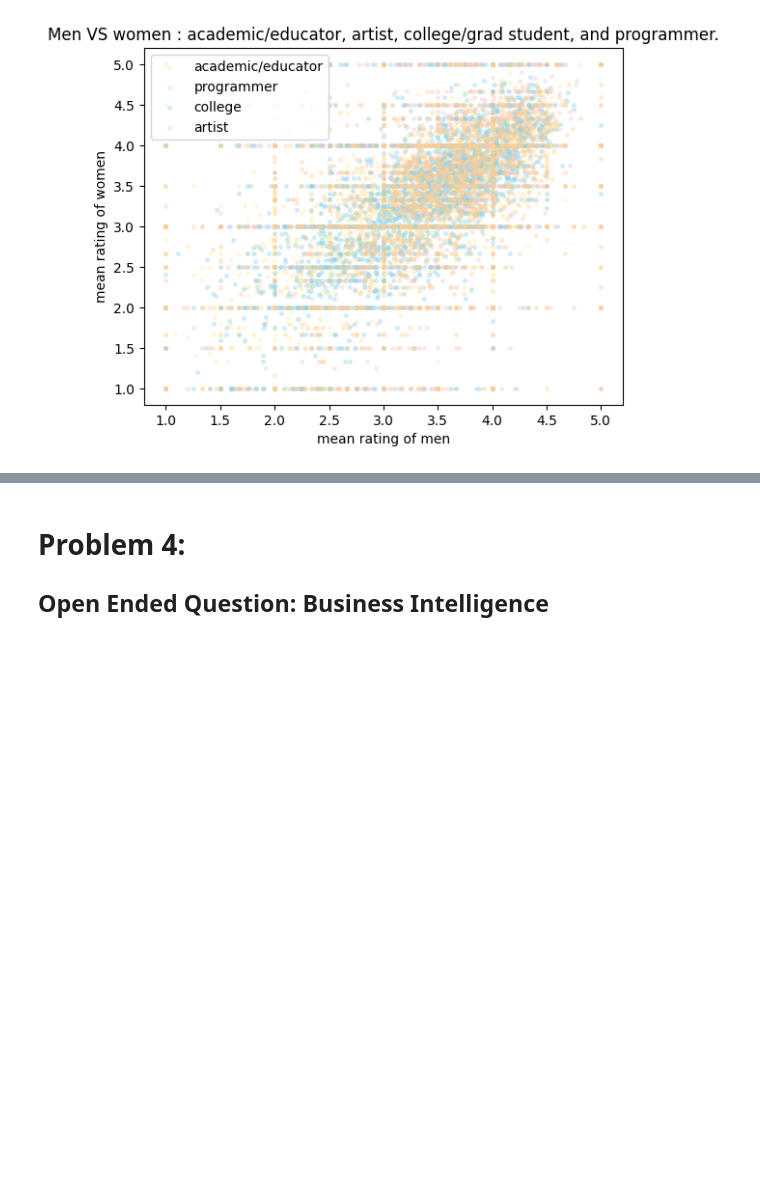
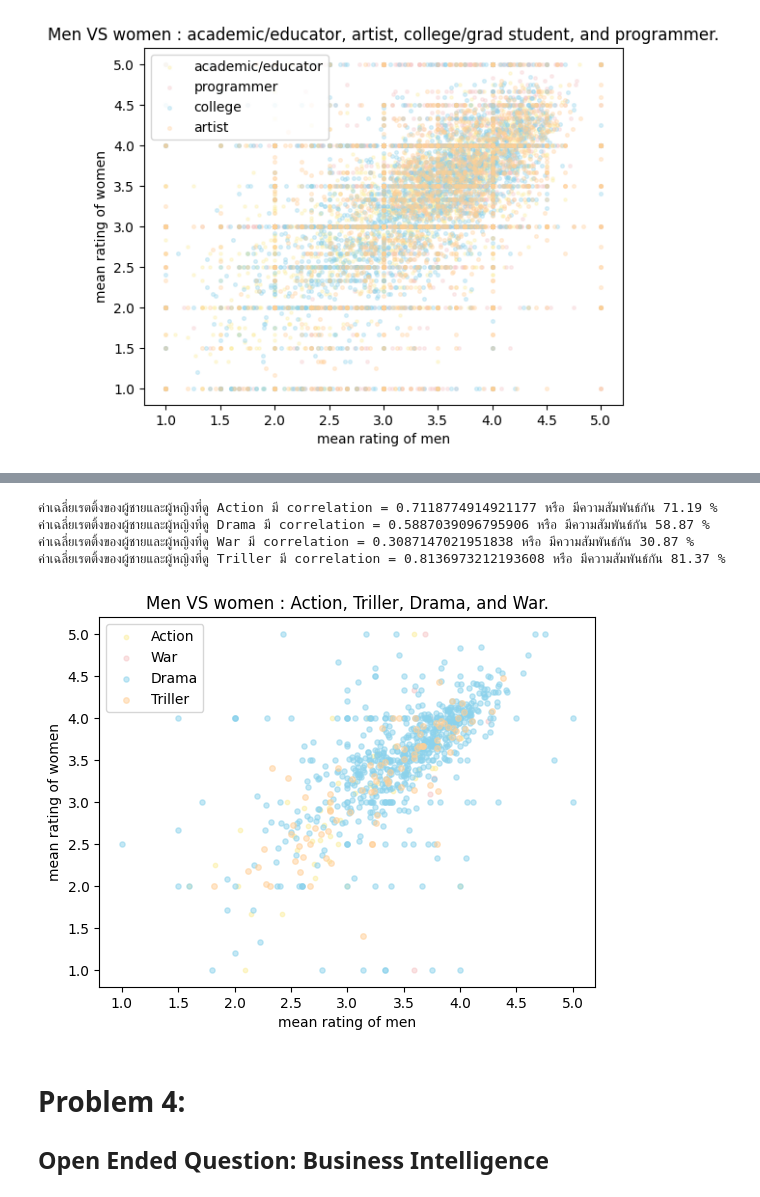
Before and after one commit to Tonry12/data_science_bootcamp_8_tonnaw, a Jupyter notebook: Project2_66.ipynb, the cells around one changed output, grey strips where cells are left out. Saved outputs shown, nothing was run; the diff lists cells and outputs as text; code cells hidden in the pictures; blank space fills up the shorter version.

```diff
--- a/Project2_66.ipynb
+++ b/Project2_66.ipynb
@@ -372,3 +399,75 @@ plt.show()
+# %%
+#War
+War = df_3_War[['Title','Gender','Rating']]
+War_m = War[df_mf['Gender']=='M']
+War_f = War[df_mf['Gender']=='F']
+War_m_mean = War_m.groupby('Title').mean()
+War_f_mean = War_f.groupby('Title').mean()
+df_plot_War = War_m_mean.merge(War_f_mean,how='left',on='Title')
+df_plot_War_notnull = df_plot_War.dropna()
+# %%
+#Triller
+Triller = df_3_Triller[['Title','Gender','Rating']]
+Triller_m = Triller[df_mf['Gender']=='M']
+Triller_f = Triller[df_mf['Gender']=='F']
+Triller_m_mean = Triller_m.groupby('Title').mean()
+Triller_f_mean = Triller_f.groupby('Title').mean()
+df_plot_Triller = Triller_m_mean.merge(Triller_f_mean,how='left',on='Title')
+df_plot_Triller_notnull = df_plot_Triller.dropna()
+# %%
+a = df_plot_Action_notnull['Rating_x'].corr(df_plot_Action_notnull['Rating_y'])
+c = df_plot_Drama_notnull['Rating_x'].corr(df_plot_Drama_notnull['Rating_y'])
+p = df_plot_War_notnull['Rating_x'].corr(df_plot_War_notnull['Rating_y'])
+ar = df_plot_Triller_notnull['Rating_x'].corr(df_plot_Triller_notnull['Rating_y'])
+#Action
+print(f'ค่าเฉลี่ยเรตติ้งของผู้ชายและผู้หญิงที่ดู Action มี correlation = {a} หรือ มีความสัมพันธ์กัน {(a*100):.2f} %')
+#Drama
+print(f'ค่าเฉลี่ยเรตติ้งของผู้ชายและผู้หญิงที่ดู Drama มี correlation = {c} หรือ มีความสัมพันธ์กัน {(c*100):.2f} %')
+#programmer
+print(f'ค่าเฉลี่ยเรตติ้งของผู้ชายและผู้หญิงที่ดู War มี correlation = {p} หรือ มีความสัมพันธ์กัน {(p*100):.2f} %')
+#Triller
+print(f'ค่าเฉลี่ยเรตติ้งของผู้ชายและผู้หญิงที่ดู Triller มี correlation = {ar} หรือ มีความสัมพันธ์กัน {(ar*100):.2f} %')
+
+
+plt.scatter(df_plot_Action_notnull['Rating_x']
+            , df_plot_Action_notnull['Rating_y']
+            ,s=10
+            ,c='#FCEE9E'
+            ,label='Action'
+            ,alpha=0.5
+            )
+plt.scatter(df_plot_War_notnull['Rating_x'],
+            df_plot_War_notnull['Rating_y'],
+            s=12,
+            c='#F6C6C7',
+            label='War',
+            alpha=0.5
+            )
+plt.scatter(df_plot_Drama_notnull['Rating_x'],
+            df_plot_Drama_notnull['Rating_y'],
+            s=14,
+            c='#8BD2EC',
+            label='Drama',
+            alpha=0.5
+            )
+plt.scatter(df_plot_Triller_notnull['Rating_x'],
+            df_plot_Triller_notnull['Rating_y'],
+            s=16,
+            c='#FFCF96',
+            label='Triller',
+            alpha=0.5
+            )
+plt.title('Men VS women : Action, Triller, Drama, and War.')
+plt.xlabel('mean rating of men')
+plt.ylabel('mean rating of women')
+plt.legend()
+plt.show()
+# %% [output]
+ค่าเฉลี่ยเรตติ้งของผู้ชายและผู้หญิงที่ดู Action มี correlation = 0.7118774914921177 หรือ มีความสัมพันธ์กัน 71.19 %
+ค่าเฉลี่ยเรตติ้งของผู้ชายและผู้หญิงที่ดู Drama มี correlation = 0.5887039096795906 หรือ มีความสัมพันธ์กัน 58.87 %
+ค่าเฉลี่ยเรตติ้งของผู้ชายและผู้หญิงที่ดู War มี correlation = 0.3087147021951838 หรือ มีความสัมพันธ์กัน 30.87 %
+ค่าเฉลี่ยเรตติ้งของผู้ชายและผู้หญิงที่ดู Triller มี correlation = 0.8136973212193608 หรือ มีความสัมพันธ์กัน 81.37 %
+[figure, added]
 # %% [markdown]
 # Problem 4:
 ## Open Ended Question:  Business Intelligence
```
Also changed, not shown: parts of 4 cells of this notebook.
